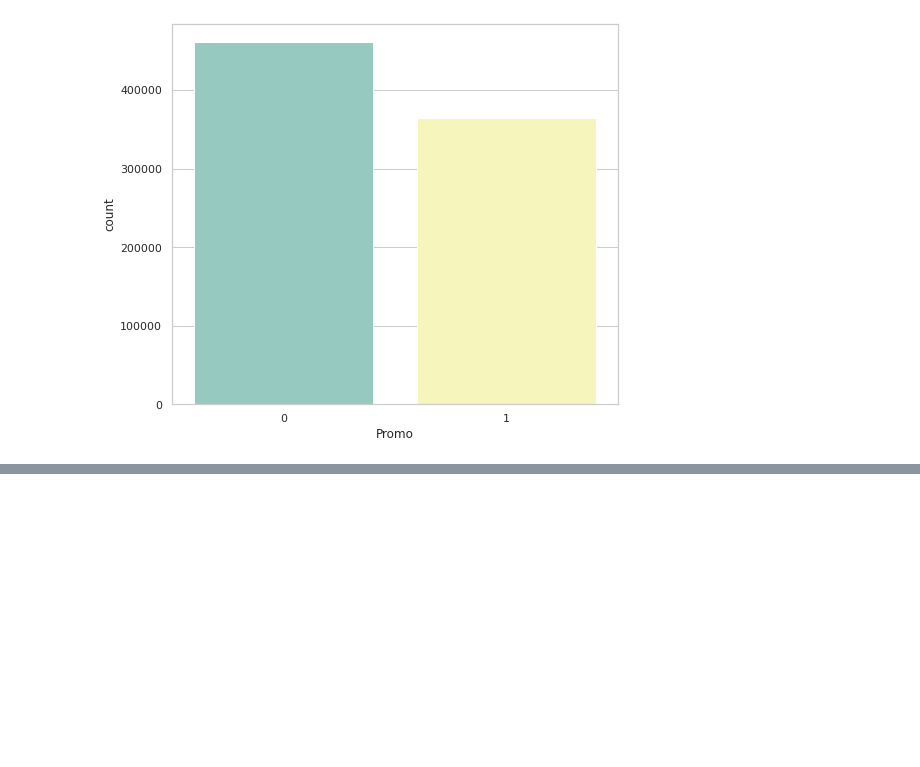
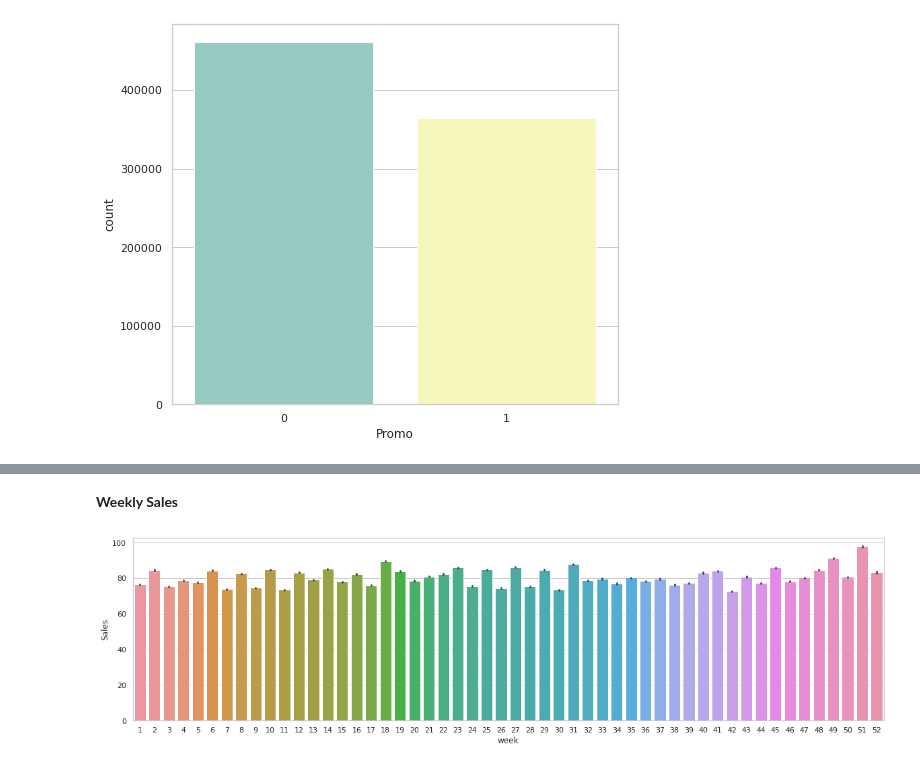
Before and after one commit to aditi10998/Rossmann_sales_prediction, a Jupyter notebook: Copy_of_Rossmann_Sales_Prediction_Capstone_Project.ipynb, the cells around one changed output, grey strips where cells are left out. Cells and saved outputs as stored; diff of their text form; code cells hidden in the pictures; blank space fills up the shorter version.

```diff
--- a/Copy_of_Rossmann_Sales_Prediction_Capstone_Project.ipynb
+++ b/Copy_of_Rossmann_Sales_Prediction_Capstone_Project.ipynb
@@ -501,0 +556,7 @@ SyntaxError: ignored
+# %% [markdown]
+**Weekly Sales**
+# %%
+sns.set_theme(style='whitegrid',rc={'figure.figsize':(20,5)})
+ax=sns.barplot(x='week',y='Sales',data=merged_df)
+# %% [output]
+[figure, added]
```
Also changed, not shown: parts of 54 cells of this notebook.
